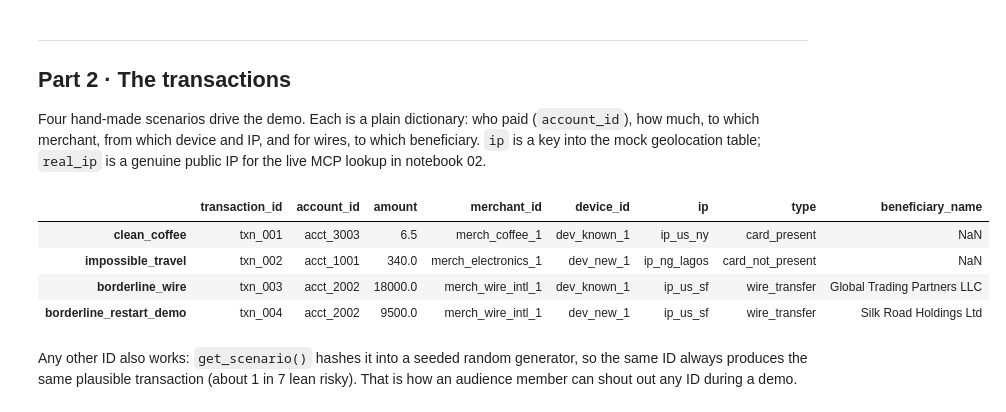
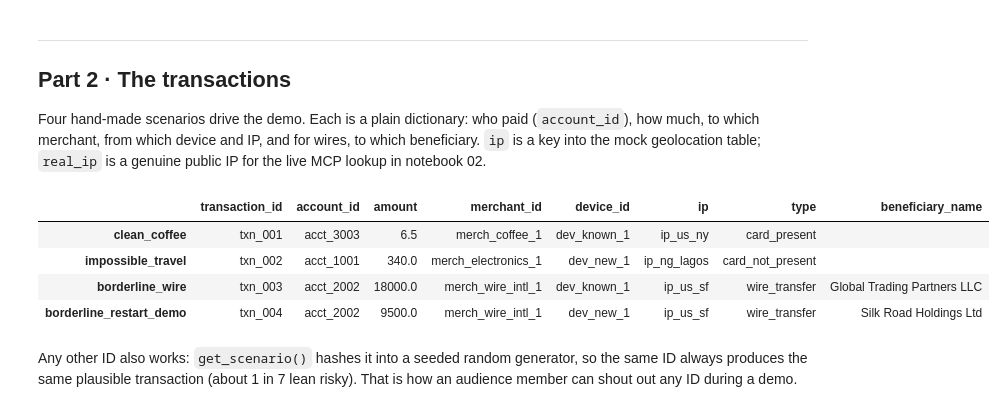
Before and after one commit to iam-suraj-kumar/fintech-agent, a Jupyter notebook: notebooks/01_triage_rules.ipynb, the cells around one changed output. Cells and saved outputs as stored; diff of their text form; code cells hidden in the pictures.

```diff
--- a/notebooks/01_triage_rules.ipynb
+++ b/notebooks/01_triage_rules.ipynb
@@ -58,6 +58,19 @@ load_dotenv(ROOT / ".env")  # never overrides the two database paths set above
 
 import pandas as pd
 
+pd.set_option("display.max_colwidth", None)  # show agent findings in full, not cut off with "..."
+
+
+def trace_table(audit_log: list[dict]) -> pd.DataFrame:
+    """One readable line per audit entry (entries have different fields, so a raw table is mostly blanks)."""
+    def detail(e: dict) -> str:
+        if e["kind"] == "tool_call":
+            return f"calls {e['tool']}({e['args']})"
+        if e["kind"] == "tool_result":
+            return f"{e['tool']} returned {e['result']}"
+        return str(e.get("text", ""))
+    return pd.DataFrame([{"node": e.get("node", ""), "kind": e["kind"], "detail": detail(e)} for e in audit_log])
+
 import core.audit  # noqa: F401  (creates the "fraud_guard" live logger)
 from core.llm import llm_model, llm_provider
 
@@ -75,11 +88,11 @@ Four hand-made scenarios drive the demo. Each is a plain dictionary: who paid (`
 # %%
 from data.synthetic_transactions import SCENARIOS, get_scenario
 
-pd.DataFrame(SCENARIOS).T[["transaction_id", "account_id", "amount", "merchant_id", "device_id", "ip", "type", "beneficiary_name"]]
+pd.DataFrame(SCENARIOS).T[["transaction_id", "account_id", "amount", "merchant_id", "device_id", "ip", "type", "beneficiary_name"]].fillna("")  # only wires have a beneficiary
 # %% [output]
 |  | transaction_id | account_id | amount | merchant_id | device_id | ip | type | beneficiary_name |
-| clean_coffee | txn_001 | acct_3003 | 6.5 | merch_coffee_1 | dev_known_1 | ip_us_ny | card_present | NaN |
-| impossible_travel | txn_002 | acct_1001 | 340.0 | merch_electronics_1 | dev_new_1 | ip_ng_lagos | card_not_present | NaN |
+| clean_coffee | txn_001 | acct_3003 | 6.5 | merch_coffee_1 | dev_known_1 | ip_us_ny | card_present |  |
+| impossible_travel | txn_002 | acct_1001 | 340.0 | merch_electronics_1 | dev_new_1 | ip_ng_lagos | card_not_present |  |
 | borderline_wire | txn_003 | acct_2002 | 18000.0 | merch_wire_intl_1 | dev_known_1 | ip_us_sf | wire_transfer | Global Trading Partners LLC |
 | borderline_restart_demo | txn_004 | acct_2002 | 9500.0 | merch_wire_intl_1 | dev_new_1 | ip_us_sf | wire_transfer | Silk Road Holdings Ltd |
 # %% [markdown]
```
Also changed, not shown: parts of 1 cell of this notebook, 7 other files.
